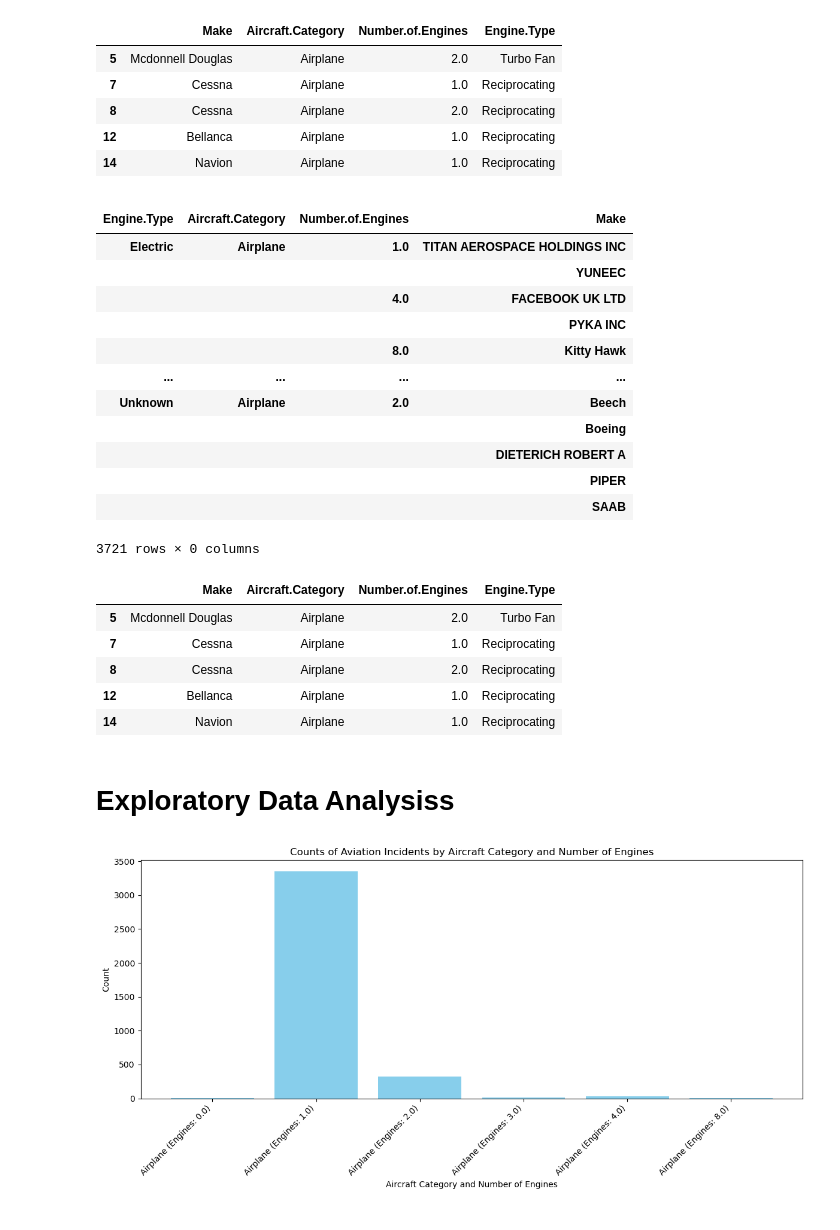
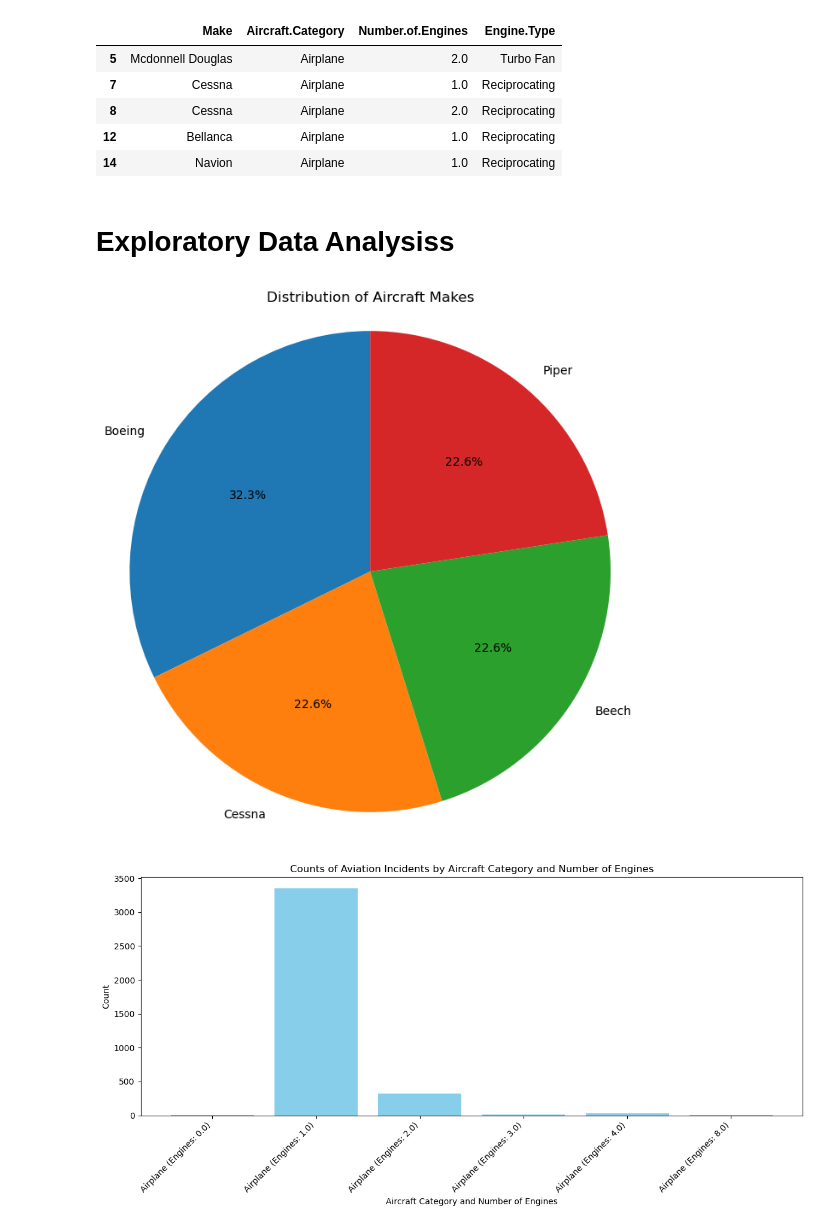
Before and after one commit to BlackXWulf/Aviation-Incidents, a Jupyter notebook: Aviation-Incidents.ipynb, the cells around one changed output. Drawn from its saved outputs; the diff is of its cells as text; code cells hidden in the pictures.

```diff
--- a/Aviation-Incidents.ipynb
+++ b/Aviation-Incidents.ipynb
@@ -268,32 +296,6 @@ aviation_data.head()
 | 8 | Cessna | Airplane | 2.0 | Reciprocating |
 | 12 | Bellanca | Airplane | 1.0 | Reciprocating |
 | 14 | Navion | Airplane | 1.0 | Reciprocating |
-# %%
-aviation_data.groupby(['Engine.Type','Aircraft.Category', 'Number.of.Engines', 'Make']).mean(numeric_only=True)
-# %% [output]
-|  |  |  |  |
-| Engine.Type | Aircraft.Category | Number.of.Engines | Make |
-| Electric | Airplane | 1.0 | TITAN AEROSPACE HOLDINGS INC |
-|  |  |  | YUNEEC |
-|  |  | 4.0 | FACEBOOK UK LTD |
-|  |  |  | PYKA INC |
-|  |  | 8.0 | Kitty Hawk |
-| ... | ... | ... | ... |
-| Unknown | Airplane | 2.0 | Beech |
-|  |  |  | Boeing |
-|  |  |  | DIETERICH ROBERT A |
-|  |  |  | PIPER |
-|  |  |  | SAAB |
-3721 rows × 0 columns
-# %%
-aviation_data.head()
-# %% [output]
-|  | Make | Aircraft.Category | Number.of.Engines | Engine.Type |
-| 5 | Mcdonnell Douglas | Airplane | 2.0 | Turbo Fan |
-| 7 | Cessna | Airplane | 1.0 | Reciprocating |
-| 8 | Cessna | Airplane | 2.0 | Reciprocating |
-| 12 | Bellanca | Airplane | 1.0 | Reciprocating |
-| 14 | Navion | Airplane | 1.0 | Reciprocating |
 # %%
 # Save cleaned dataset as csv
 aviation_data.to_csv('./data/aviation_datamakenginetype.csv')
@@ -304,4 +306,25 @@ import matplotlib
 import matplotlib.pyplot as plt
 
 %matplotlib inline
+# %%
+# Define the makes of interest
+makes_of_interest = ['Boeing', 'Cessna', 'Piper', 'Beech']
+
+# Filter the data for the specified makes
+filtered_data = aviation_data[aviation_data['Make'].isin(makes_of_interest)]
+
+# Count occurrences of each make
+make_counts = filtered_data['Make'].value_counts()
+
+# Display the make counts
+make_counts
+
+# Create a pie chart
+plt.figure(figsize=(8, 8))
+plt.pie(make_counts, labels=make_counts.index, autopct='%1.1f%%', startangle=90, colors=plt.cm.tab10.colors)
+plt.title('Distribution of Aircraft Makes')
+plt.axis('equal')  # Equal aspect ratio ensures that pie is drawn as a circle.
+plt.show()
+# %% [output]
+[figure, added]
 # %%
```
Also changed, not shown: parts of 12 cells of this notebook.
